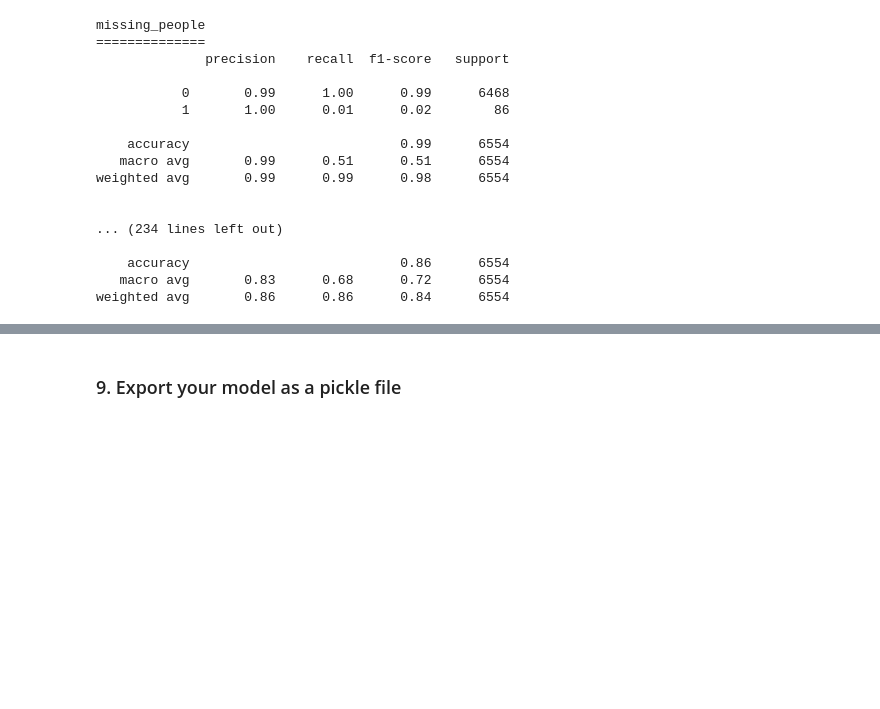
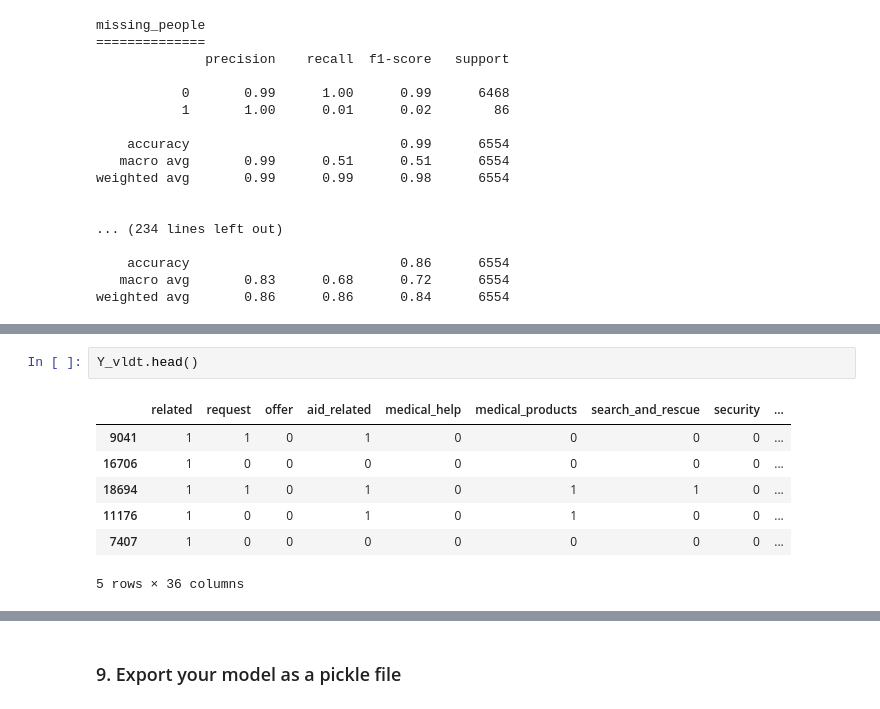
Before and after one commit to rickatx/message_response_pipeline, a Jupyter notebook: ML_Pipeline_Preparation.ipynb, the cells around one changed output, grey strips where cells are left out. Cells and saved outputs as stored; diff of their text form; blank space fills up the shorter version.

```diff
--- a/ML_Pipeline_Preparation.ipynb
+++ b/ML_Pipeline_Preparation.ipynb
@@ -687,0 +802,10 @@ weighted avg       0.86      0.86      0.84      6554
+# %%
+Y_vldt.head()
+# %% [output]
+|  | related | request | offer | aid_related | medical_help | medical_products | search_and_rescue | security | ... |
+| 9041 | 1 | 1 | 0 | 1 | 0 | 0 | 0 | 0 | ... |
+| 16706 | 1 | 0 | 0 | 0 | 0 | 0 | 0 | 0 | ... |
+| 18694 | 1 | 1 | 0 | 1 | 0 | 1 | 1 | 0 | ... |
+| 11176 | 1 | 0 | 0 | 1 | 0 | 1 | 0 | 0 | ... |
+| 7407 | 1 | 0 | 0 | 0 | 0 | 0 | 0 | 0 | ... |
+5 rows × 36 columns
```
Also changed, not shown: parts of 68 cells of this notebook.
